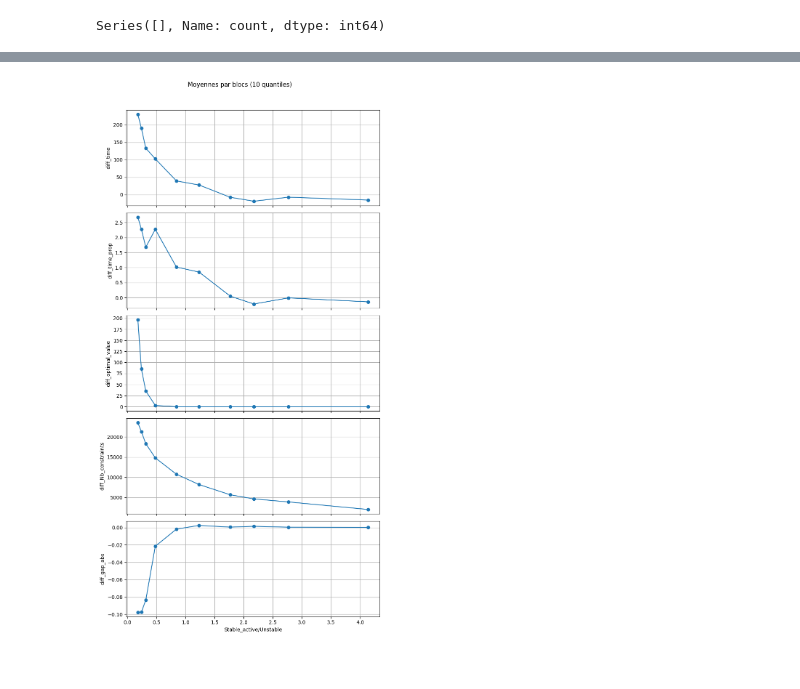
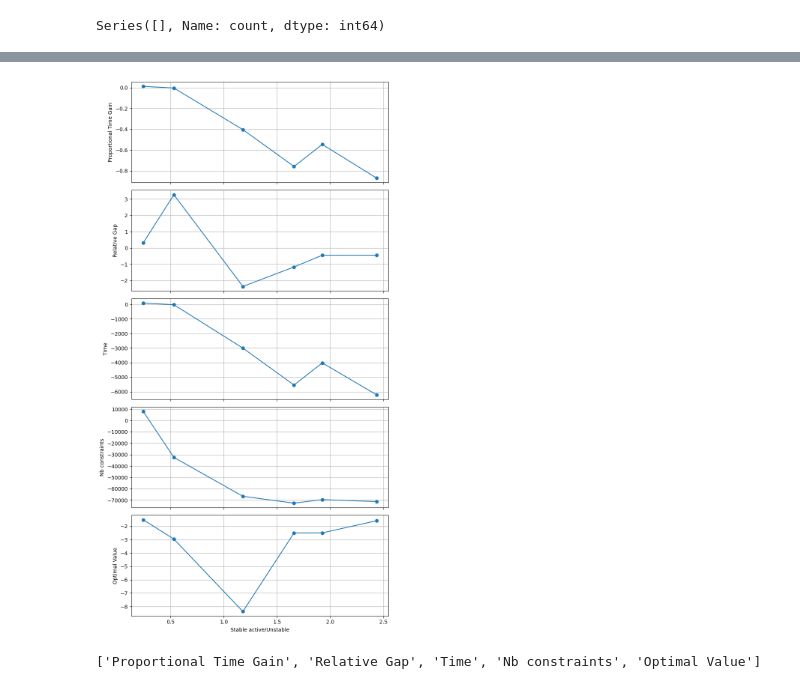
Before and after one commit to ahmedsafi2/FullSDPCertification, a Jupyter notebook: notebooks/pruning_study.ipynb, the cells around one changed output, grey strips where cells are left out. Drawn from its saved outputs; the diff is of its cells as text; code cells hidden in the pictures.

```diff
--- a/notebooks/pruning_study.ipynb
+++ b/notebooks/pruning_study.ipynb
@@ -9,10 +13,13 @@ tab_sdpt_fp = tab_sdpt_fp.sort_values(
 )
 tab_sdpt_fp = tab_sdpt_fp.reset_index(drop= True)
 # %%
-tab_sdpt_pp = pd.read_csv("/share/homes/boyerma/FastSDPCertification/results/benchmark/9x100-0.026/2026_06_05_13h18_54s_test-jz-SDP-Layer-PP/results_all.csv")
+#tab_sdpt_pp = pd.read_csv("/share/homes/boyerma/FastSDPCertification/results/benchmark/9x100-0.026/ECML-SDPu-PP/results_pp_8_data.csv")
+tab_sdpt_pp = pd.read_csv("/share/homes/boyerma/FastSDPCertification/results/benchmark/9x100-0.026/ECML-SDPu-PP/results_pp_30_data.csv")
+#tab_sdpt_pp = tab_sdpt_pp[tab_sdpt_pp['data_index']!=3].copy()
+# tab_sdpt_pp = tab_sdpt_pp[tab_sdpt_pp['data_index'].isin([ 0,  1,  2, 3, 87, 25, 26, 27])]
 tab_sdpt_pp = tab_sdpt_pp.dropna(subset = "time", axis = 0)
+
 tab_sdpt_pp = tab_sdpt_pp.sort_values(
     by=["data_index", "target"]
 )
-
 tab_sdpt_pp = tab_sdpt_pp.reset_index(drop = True)
@@ -26,6 +41,7 @@ meme_ordre
 True
 # %%
 columns_per_model = ['Nb_constraints', 'Nb_variables', 'time', 'optimal_value']
+new_name = {"Nb_constraints" : "Nb constraints", "Nb_variables" : "Nb variables", "time" : "Time", "optimal_value" : "Optimal Value" }
 cols = ['data_index', 'target']
 for col in columns_per_model:
     cols.append(f'PP_{col}')
@@ -65,14 +72,14 @@ for data_index in range(100):
 tab_diff = pd.DataFrame()
 tab_diff['data_index'] = tab_sdpt_fp['data_index']
 tab_diff['target'] = tab_sdpt_fp['target']
-tab_diff[['Nb_stable_inactives', 'Nb_stable_actives']] = tab_sdpt_fp[['Nb_stable_inactives', 'Nb_stable_actives']].copy()
-tab_diff['Nb_unstable'] = 900 - (tab_diff['Nb_stable_actives'] + tab_diff['Nb_stable_inactives'])
-tab_diff["Stable_active/Unstable"] = tab_diff['Nb_stable_actives']/tab_diff['Nb_unstable']
-tab_diff["Stable_active/Inactive"] = tab_diff['Nb_stable_actives']/tab_diff['Nb_stable_inactives']
+tab_diff[['Nb stable inactives', 'Nb stable actives']] = tab_sdpt_fp[['Nb_stable_inactives', 'Nb_stable_actives']].copy()
+tab_diff['Nb unstable'] = 900 - (tab_diff['Nb stable actives'] + tab_diff['Nb stable inactives'])
+tab_diff["Stable active/Unstable"] = tab_diff['Nb stable actives']/tab_diff['Nb unstable']
+tab_diff["Stable active/Inactive"] = tab_diff['Nb stable actives']/tab_diff['Nb stable inactives']
 for criterium in columns_per_model :
-    tab_diff[f"diff_{criterium}"] = tab_sdpt_fp[criterium] - tab_sdpt_pp[criterium]
-tab_diff["diff_time_prop"] = (tab_sdpt_fp['time'] - tab_sdpt_pp['time']) / tab_sdpt_pp['time']
-tab_diff['diff_gap_abs'] = (tab_sdpt_fp['optimal_value'] - tab_sdpt_pp['optimal_value']) / tab_sdpt_pp['optimal_value']
+    tab_diff[new_name[criterium]] = tab_sdpt_fp[criterium] - tab_sdpt_pp[criterium]
+tab_diff["Proportional Time Gain"] = (tab_sdpt_fp['time'] - tab_sdpt_pp['time']) / tab_sdpt_pp['time']
+tab_diff['Relative Gap'] = (tab_sdpt_fp['optimal_value'] - tab_sdpt_pp['optimal_value']) / tab_sdpt_pp['optimal_value']
 # %%
 tab_diff
 # %% [output]
@@ -92,37 +103,37 @@ tab_diff
 # %%
-abscisse = 'Stable_active/Unstable'
-criteria = ['time', 'time_prop', 'optimal_value', 'Nb_constraints', 'gap_abs']
+abscisse = 'Stable active/Unstable'
+criteria = ['Proportional Time Gain', 'Relative Gap', 'Time', 'Nb constraints', 'Optimal Value']
+#criteria  = ['Proportional Time Gain', 'Optimal Value']
 
-
-quantiles = 10
+quantiles = 6
 # %%
-for i in range(len(criteria)):
-    criteria[i] = f'diff_{criteria[i]}'
-
-
-df = tab_diff[[abscisse] +criteria].dropna().copy()
+df = tab_diff[[abscisse] + criteria].dropna().copy()
 
 # 10 blocs
 df["bin"] = pd.qcut(df[abscisse], q=quantiles, labels=False, duplicates="drop")
 
 # Moyennes par bloc
 df_plot = df.groupby("bin").mean().reset_index(drop=True)
 
 n = len(criteria)
 fig, axes = plt.subplots(n, 1, figsize=(8, 3*n), sharex=True)
 
 if n == 1:
     axes = [axes]
 
 for ax, crit in zip(axes, criteria):
     ax.plot(df_plot[abscisse], df_plot[crit], marker="o")
     ax.set_ylabel(crit)
     ax.grid(True)
 
 axes[-1].set_xlabel(abscisse)
-fig.suptitle("Moyennes par blocs (10 quantiles)", y=1.02)
+#fig.suptitle("Moyennes par blocs (10 quantiles)", y=1.02)
 
 plt.tight_layout()
 plt.show()
 # %% [output]
-[figure, old version]
+[figure, new version]
+# %%
+print(criteria)
+# %% [output]
+['Proportional Time Gain', 'Relative Gap', 'Time', 'Nb constraints', 'Optimal Value']
```
Also changed, not shown: parts of 7 cells of this notebook, 23 other files.
